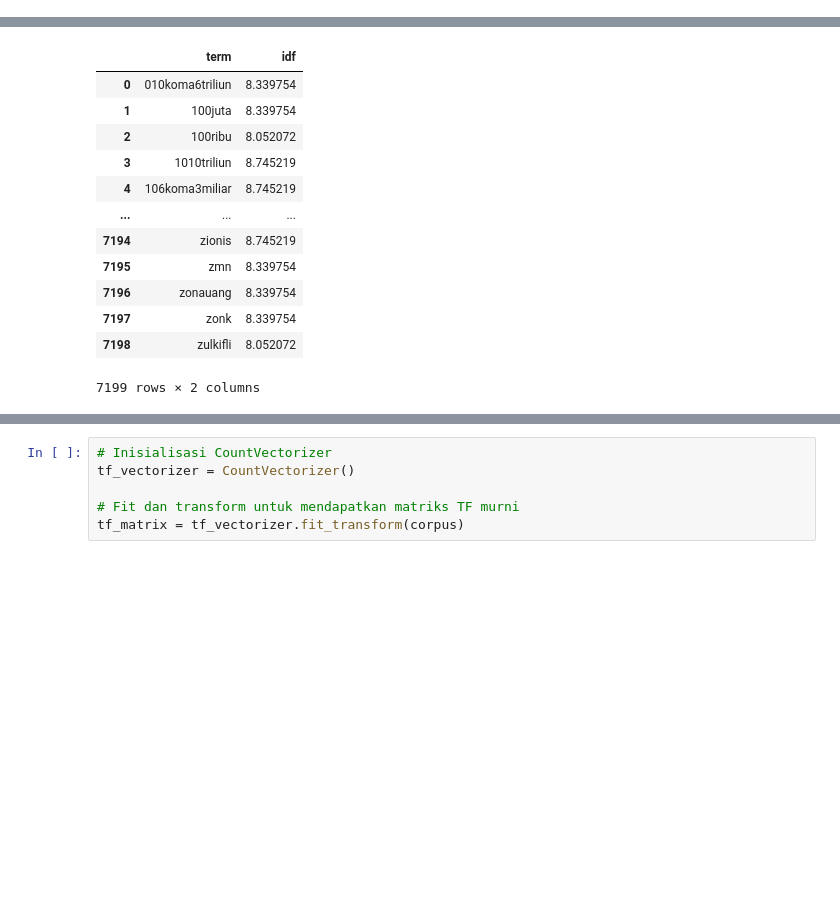
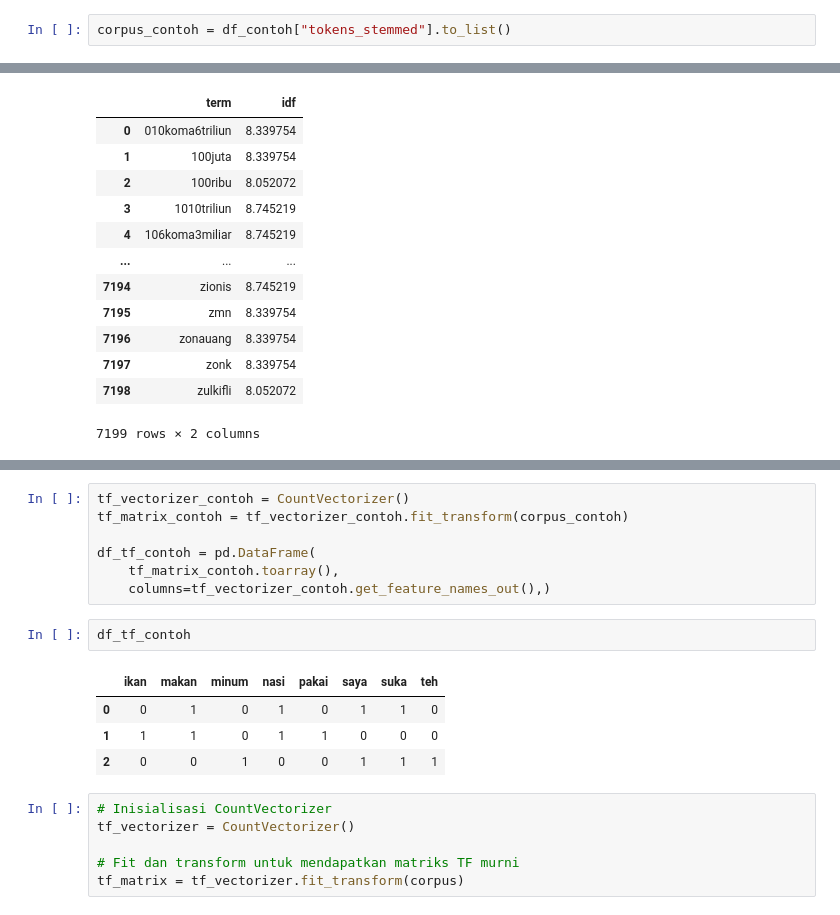
Before and after one commit to adinmusababa/Scraping-Shopee-new, a Jupyter notebook: politik.ipynb, the cells around one changed output, grey strips where cells are left out. Saved outputs shown, nothing was run; the diff lists cells and outputs as text; blank space fills up the shorter version.

```diff
--- a/politik.ipynb
+++ b/politik.ipynb
@@ -1137,0 +1126,2 @@ for i, item in enumerate(corpus):
+# %%
+corpus_contoh = df_contoh["tokens_stemmed"].to_list()
@@ -1171,3 +1206,17 @@ df_idf
+# %%
+tf_vectorizer_contoh = CountVectorizer()
+tf_matrix_contoh = tf_vectorizer_contoh.fit_transform(corpus_contoh)
+
+df_tf_contoh = pd.DataFrame(
+    tf_matrix_contoh.toarray(),
+    columns=tf_vectorizer_contoh.get_feature_names_out(),)
+# %%
+df_tf_contoh
+# %% [output]
+|  | ikan | makan | minum | nasi | pakai | saya | suka | teh |
+| 0 | 0 | 1 | 0 | 1 | 0 | 1 | 1 | 0 |
+| 1 | 1 | 1 | 0 | 1 | 1 | 0 | 0 | 0 |
+| 2 | 0 | 0 | 1 | 0 | 0 | 1 | 1 | 1 |
 # %%
 # Inisialisasi CountVectorizer
 tf_vectorizer = CountVectorizer()
```
Also changed, not shown: parts of 36 cells of this notebook.
